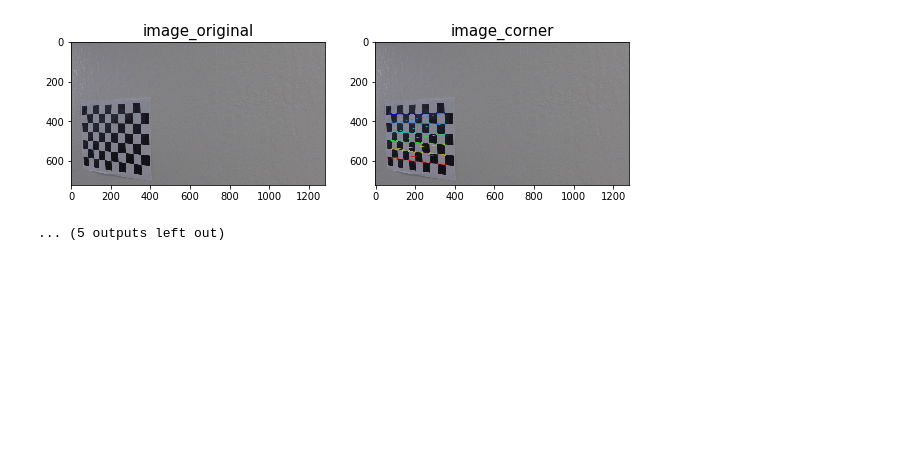
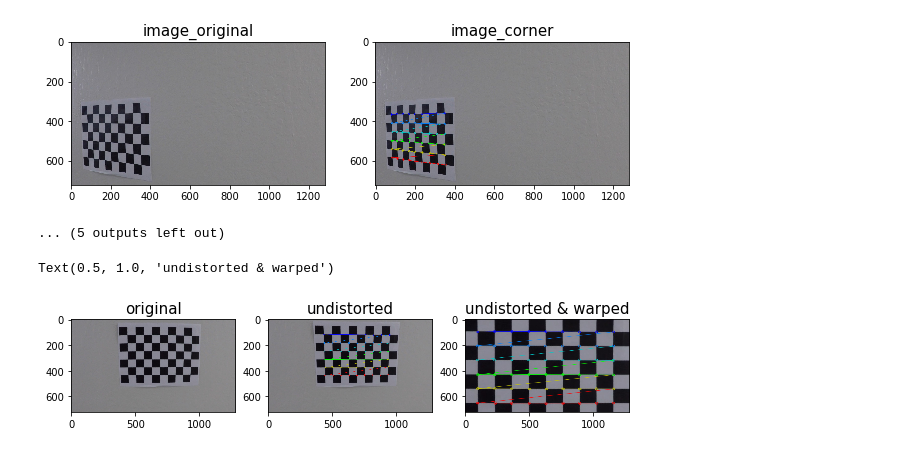
Before and after one commit to YasirHabib/Self-Driving-Car-Engineer, a Jupyter notebook: Advanced-Lane-Lines/Solution.ipynb, the cells around one changed output. Saved outputs shown, nothing was run; the diff lists cells and outputs as text; code cells hidden in the pictures; blank space fills up the shorter version.

Commit message:
adds undistort & warp function

```diff
--- a/Advanced-Lane-Lines/Solution.ipynb
+++ b/Advanced-Lane-Lines/Solution.ipynb
@@ -50,10 +56,25 @@ def camera_cal(img, nx, ny):
+# %%
+def undistort(img, mtx, dist):
+    return cv2.undistort(img, mtx, dist, None, mtx)
+# %%
+def warp(undist, nx, ny, mtx, dist):
+    gray = cv2.cvtColor(undist, cv2.COLOR_BGR2GRAY)
+    ret, corners = cv2.findChessboardCorners(gray, (nx, ny), None)
+    if ret:
+        cv2.drawChessboardCorners(undist, (nx, ny), corners, ret)
+        src = np.float32([corners[0][0], corners[nx - 1][0], corners[-1][0], corners[-nx][0]])
+        dst = np.float32([[100, 100], [1150,100], [1150, 650], [100, 650]])
+        M = cv2.getPerspectiveTransform(src, dst)
+        warped = cv2.warpPerspective(undist, M, (1280, 720), flags=cv2.INTER_LINEAR)
+
+    return warped, M
 # %%
 input_folder = 'camera_cal/'
 nx = 9 #enter the number of inside corners in x
 ny = 6 #enter the number of inside corners in y
 
 images = glob(input_folder + '/*.jpg')
-camera_cal(images, nx, ny)
+mtx, dist = camera_cal(images, nx, ny)
 # %% [output]
 [figure]
 [figure]
@@ -68,3 +89,29 @@ camera_cal(images, nx, ny)
 [figure]
 [figure]
 ... (5 outputs left out)
+# %%
+img = mpimg.imread(np.random.choice(images))
+undist = undistort(img, mtx, dist)
+
+# A perspective transforms the z coordinate of the object point which in turn changes the object's 2D image representation
+# It warps the image & drags points towards or away from camera to change apparent perspective
+# For a bird's eye view, we can apply perspective transform. This helps in fiding curvature of lane. It's also helps in
+# matching car's location directly with the map (displays from bird's eye view)
+
+# Select 4 source points that define a rectangle on the source image
+# Select 4 destination points on the warped image where you want the 4 source points to appear
+# Use opencv to calculate the transform 'M' that maps source points onto destination points
+# Apply transform 'M' to the original image to get the warped image using opencv
+top_down, perspective_M = warp(undist, nx, ny, mtx, dist)
+
+f, (ax1, ax2, ax3) = plt.subplots(1, 3, figsize=(10, 20))
+#f.tight_layout()
+ax1.imshow(img)
+ax1.set_title('original', fontsize=15)
+ax2.imshow(undist)
+ax2.set_title('undistorted', fontsize=15)
+ax3.imshow(top_down)
+ax3.set_title('undistorted & warped', fontsize=15)
+# %% [output]
+Text(0.5, 1.0, 'undistorted & warped')
+[figure, added]
```
Also changed, not shown: parts of 3 cells of this notebook.
